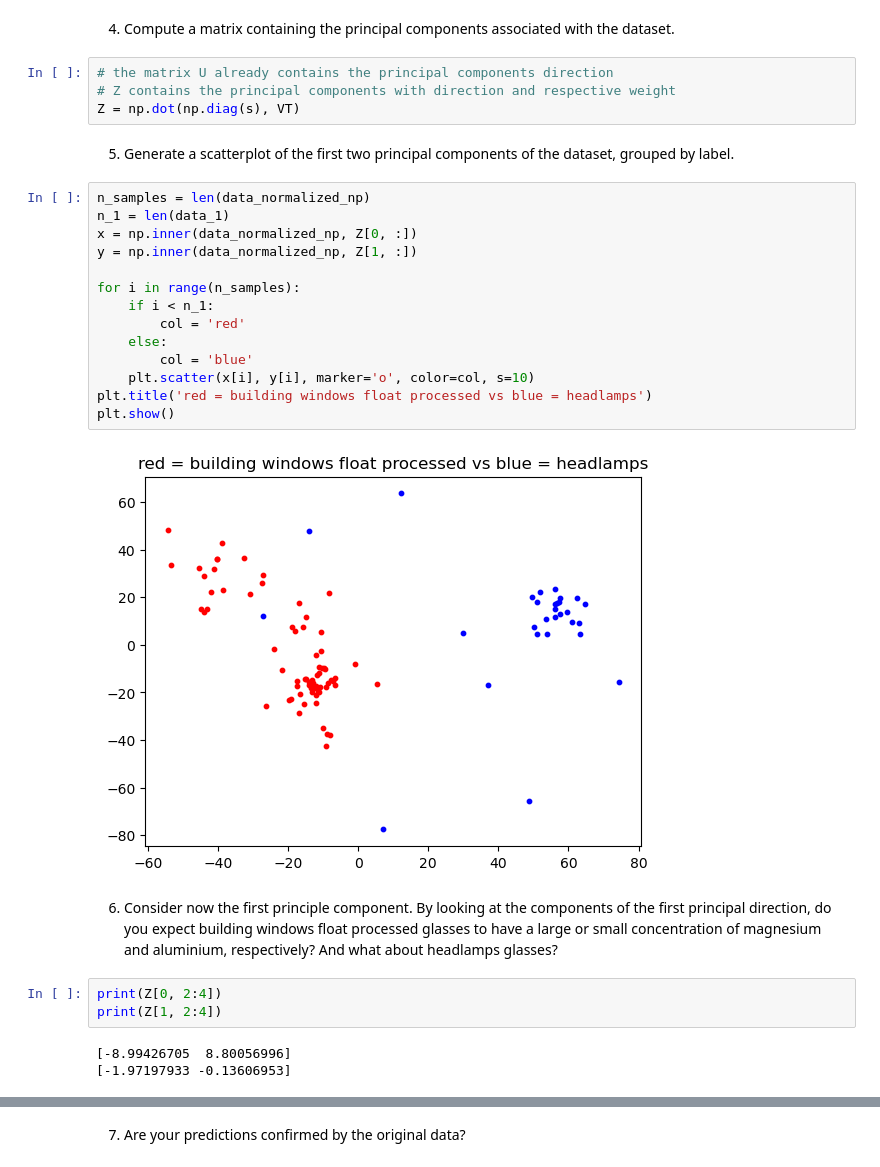
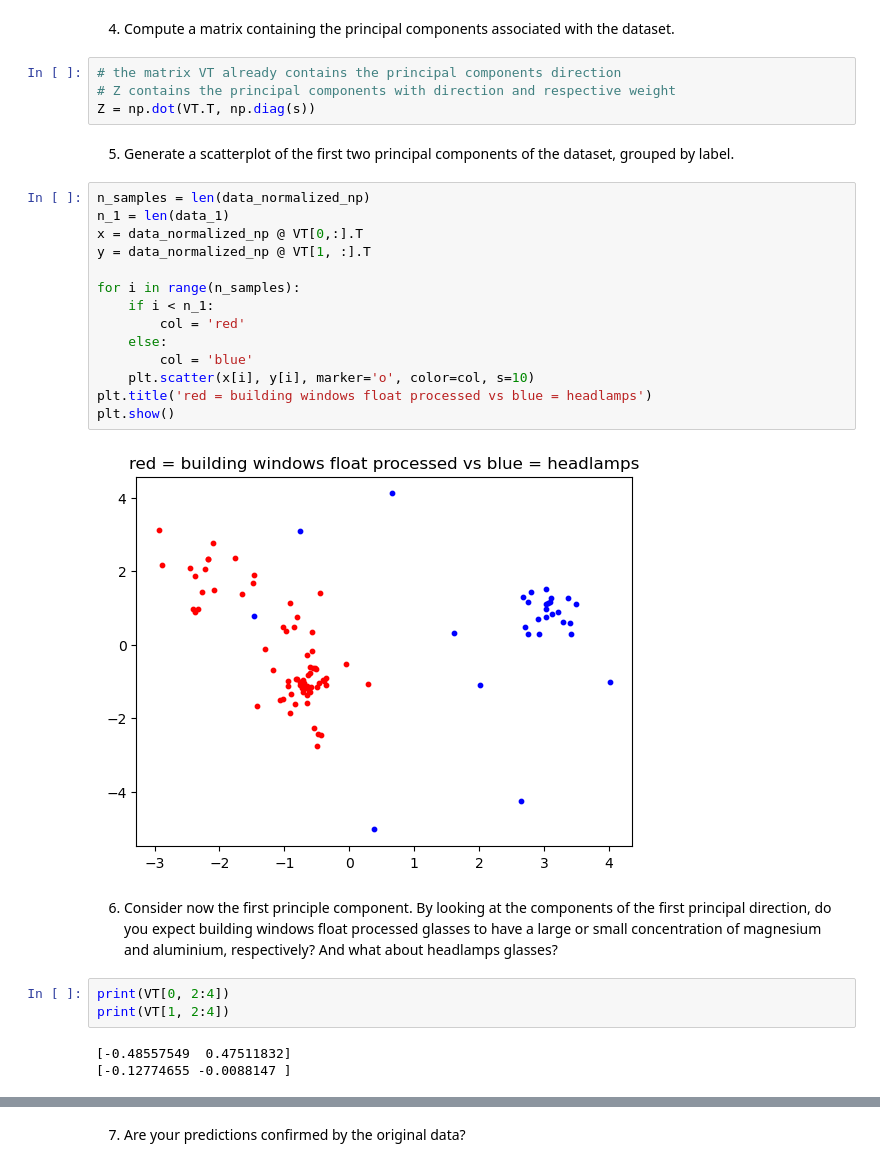
Before and after one commit to andreac01/NAML, a Jupyter notebook: pastExams/2023-06-15/2023-06-15_exam.ipynb, the cells around one changed output, grey strips where cells are left out. Saved outputs shown, nothing was run; the diff lists cells and outputs as text.

```diff
--- a/pastExams/2023-06-15/2023-06-15_exam.ipynb
+++ b/pastExams/2023-06-15/2023-06-15_exam.ipynb
@@ -115,35 +114,35 @@ plt.show()
 # %% [markdown]
 4. Compute a matrix containing the principal components associated with the dataset.
 # %%
-# the matrix U already contains the principal components direction
+# the matrix VT already contains the principal components direction
 # Z contains the principal components with direction and respective weight
-Z = np.dot(np.diag(s), VT)
+Z = np.dot(VT.T, np.diag(s))
 # %% [markdown]
 5. Generate a scatterplot of the first two principal components of the dataset, grouped by label.
 # %%
 n_samples = len(data_normalized_np)
 n_1 = len(data_1)
-x = np.inner(data_normalized_np, Z[0, :])
-y = np.inner(data_normalized_np, Z[1, :])
+x = data_normalized_np @ VT[0,:].T
+y = data_normalized_np @ VT[1, :].T
 
 for i in range(n_samples):
     if i < n_1:
         col = 'red'
     else:
         col = 'blue'
     plt.scatter(x[i], y[i], marker='o', color=col, s=10)
 plt.title('red = building windows float processed vs blue = headlamps')
 plt.show()
 # %% [output]
-[figure, old version]
+[figure, new version]
 # %% [markdown]
 6. Consider now the first principle component. By looking at the components of the first principal direction,
 do you expect building windows float processed glasses to have a large or small concentration of magnesium
 and aluminium, respectively? And what about headlamps glasses?
 # %%
-print(Z[0, 2:4])
-print(Z[1, 2:4])
+print(VT[0, 2:4])
+print(VT[1, 2:4])
 # %% [output]
-[-8.99426705  8.80056996]
-[-1.97197933 -0.13606953]
+[-0.48557549  0.47511832]
+[-0.12774655 -0.0088147 ]
 # %% [markdown]
```
Also changed, not shown: parts of 4 cells of this notebook.
